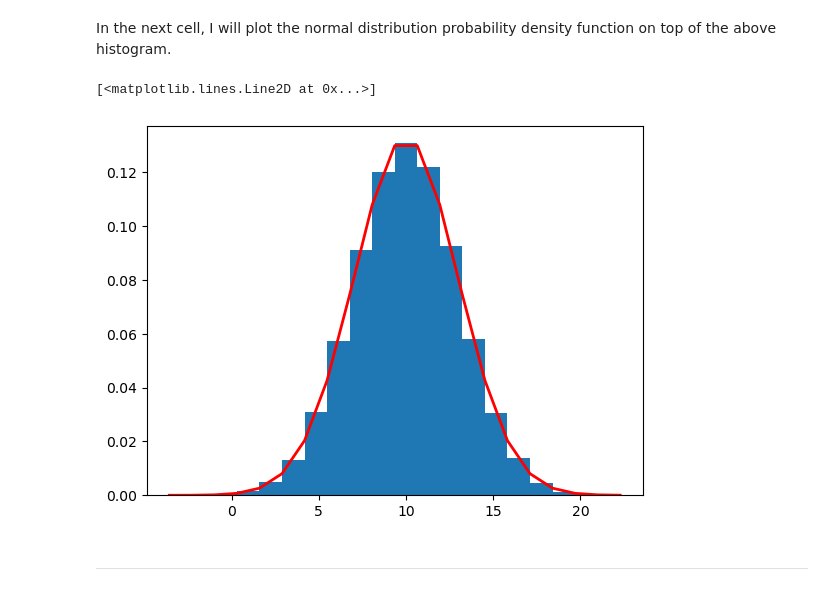
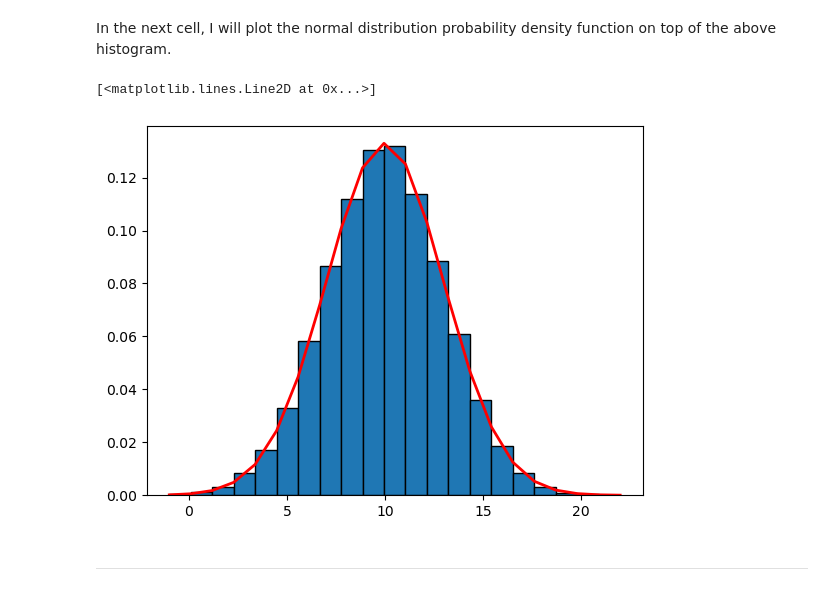
Before and after one commit to martincusack979/applied_statistics, a Jupyter notebook: tasks.ipynb, the cells around one changed output. Saved outputs shown, nothing was run; the diff lists cells and outputs as text; code cells hidden in the pictures.

```diff
--- a/tasks.ipynb
+++ b/tasks.ipynb
@@ -222,14 +224,24 @@ $ f(x) = \frac{1}{ \sqrt{2 \pi \sigma^2}} e^{-\frac{(x - \mu)^2}{2 \sigma^2}} $
 # %% [markdown]
 In the next cell, I will plot the normal distribution probability density function on top of the above histogram.
 # %%
-# plot values, incorporating probability density function
-# https://www.geeksforgeeks.org/how-to-plot-normal-distribution-over-histogram-in-python/?ref=rp
-count, bins, ignored = plt.hist(data, 20, density=True)
-plt.plot(bins, 1/(3 * np.sqrt(2 * np.pi)) *
-               np.exp( - (bins - 10)**2 / (2 * 3**2) ),
+# create histogram, incorporating probability density function
+
+# Standard deviation
+std = 3
+
+# Mean
+mean = 10
+
+# Bins
+bins=np.linspace(-1, 22, 22)
+
+
+plt.hist(data, edgecolor='black', density=True, bins=np.linspace(-1, 22, 22))
+plt.plot(bins, 1/(std * np.sqrt(2 * np.pi)) *
+               np.exp( - (bins - mean)**2 / (2 * std**2) ),  # PDF
          linewidth=2, color='r')
 # %% [output]
 [<matplotlib.lines.Line2D at 0x...>]
-[figure, old version]
+[figure, new version]
 # %% [markdown]
 ***
```
Also changed, not shown: parts of 9 cells of this notebook.
